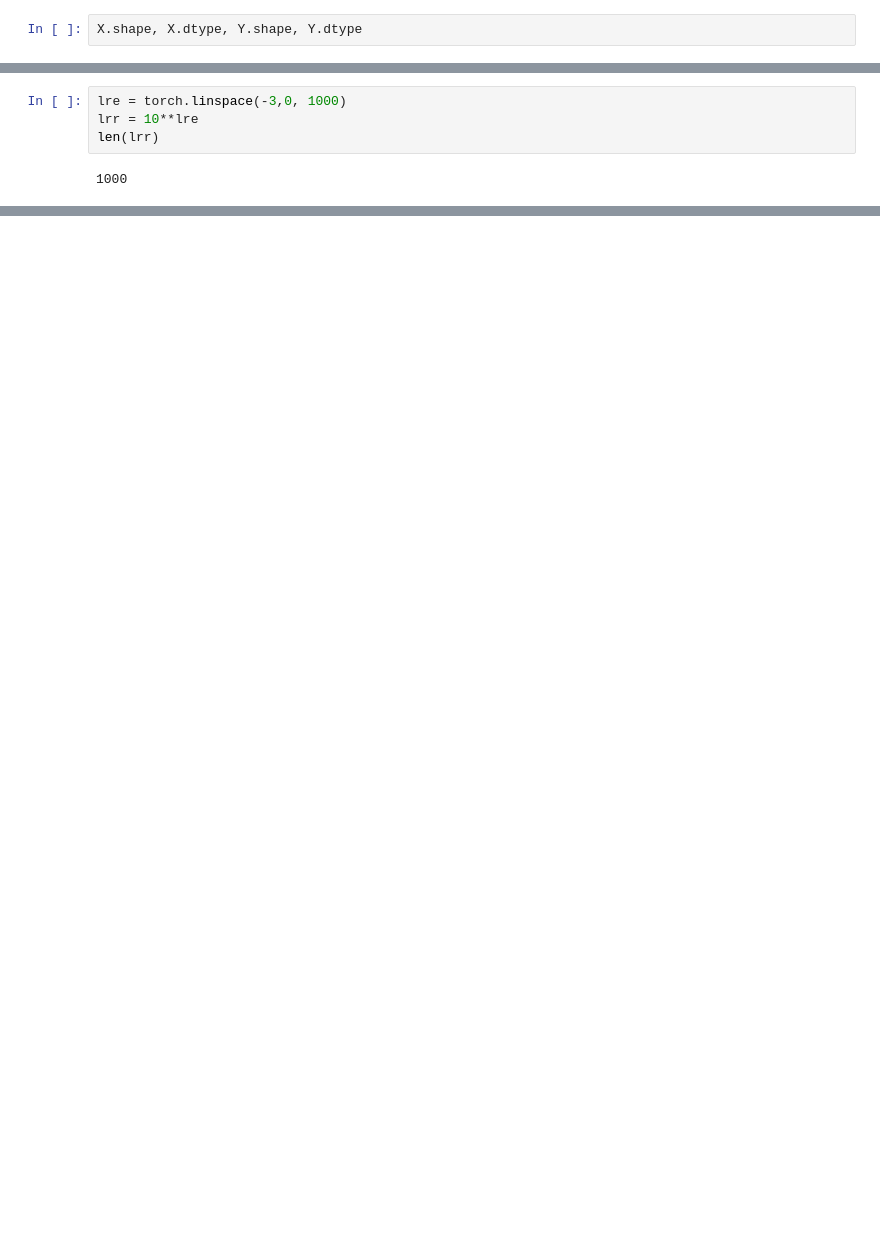
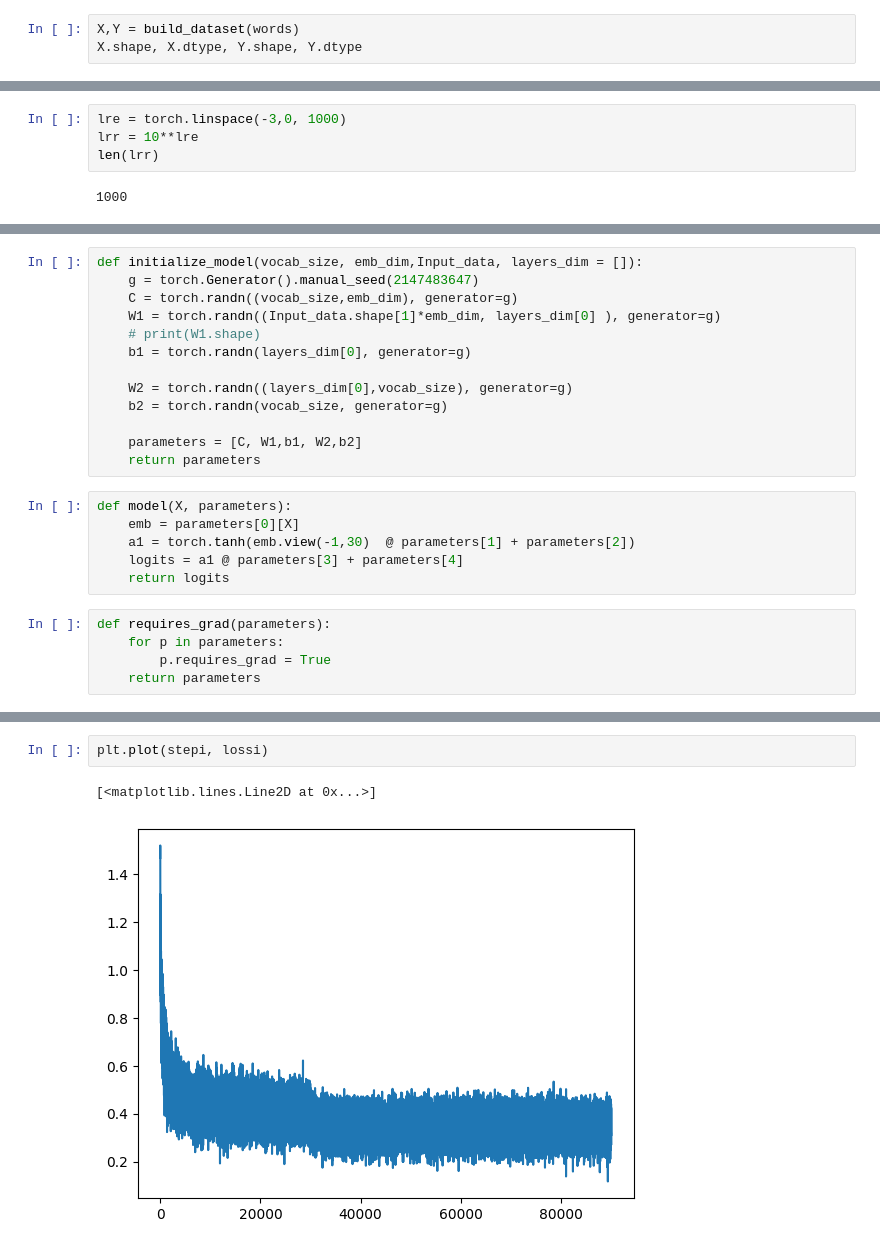
Before and after one commit to shah0nawaz/Neural-Networks-From-Scratch, a Jupyter notebook: MLP_names_prediction_model.ipynb, the cells around one changed output, grey strips where cells are left out. Saved outputs shown, nothing was run; the diff lists cells and outputs as text; blank space fills up the shorter version.

```diff
--- a/MLP_names_prediction_model.ipynb
+++ b/MLP_names_prediction_model.ipynb
@@ -54,4 +61,5 @@ Y = torch.tensor(Y)
 # %%
+X,Y = build_dataset(words)
 X.shape, X.dtype, Y.shape, Y.dtype
 # %% [output]
 (torch.Size([228146, 3]), torch.int64, torch.Size([228146]), torch.int64)
@@ -155 +206,25 @@ len(lrr)
+# %%
+def initialize_model(vocab_size, emb_dim,Input_data, layers_dim = []):
+    g = torch.Generator().manual_seed(2147483647)
+    C = torch.randn((vocab_size,emb_dim), generator=g)
+    W1 = torch.randn((Input_data.shape[1]*emb_dim, layers_dim[0] ), generator=g)
+    # print(W1.shape)
+    b1 = torch.randn(layers_dim[0], generator=g)
+
+    W2 = torch.randn((layers_dim[0],vocab_size), generator=g)
+    b2 = torch.randn(vocab_size, generator=g)
+
+    parameters = [C, W1,b1, W2,b2]
+    return parameters
+# %%
+def model(X, parameters):
+    emb = parameters[0][X]
+    a1 = torch.tanh(emb.view(-1,30)  @ parameters[1] + parameters[2])
+    logits = a1 @ parameters[3] + parameters[4]
+    return logits
+# %%
+def requires_grad(parameters):
+    for p in parameters:
+        p.requires_grad = True
+    return parameters
 # %%
@@ -186 +283,6 @@ print(loss.item())
+# %%
+plt.plot(stepi, lossi)
+# %% [output]
+[<matplotlib.lines.Line2D at 0x...>]
+[figure, added]
 # %%
```
Also changed, not shown: parts of 11 cells of this notebook.
